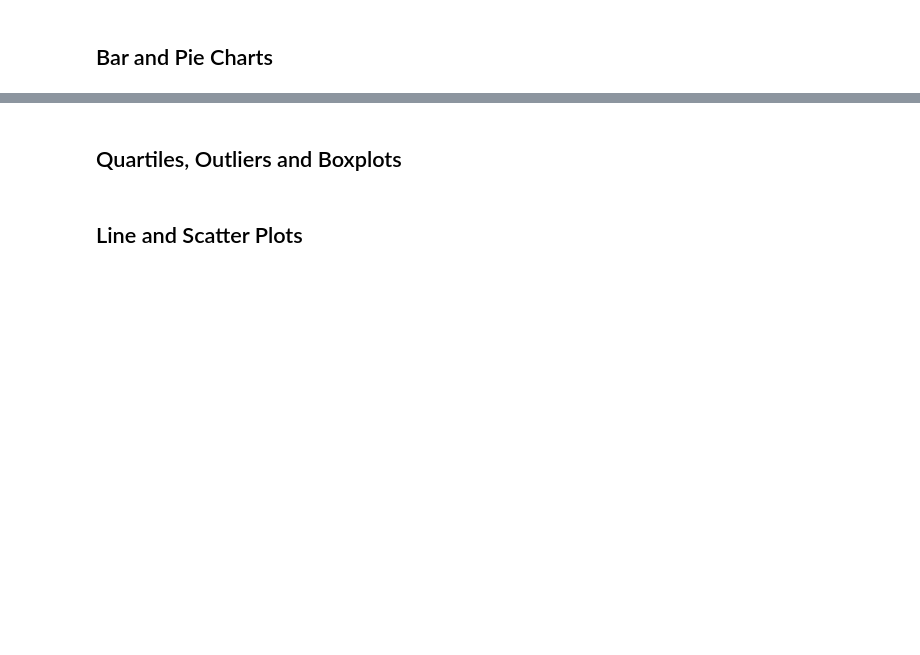
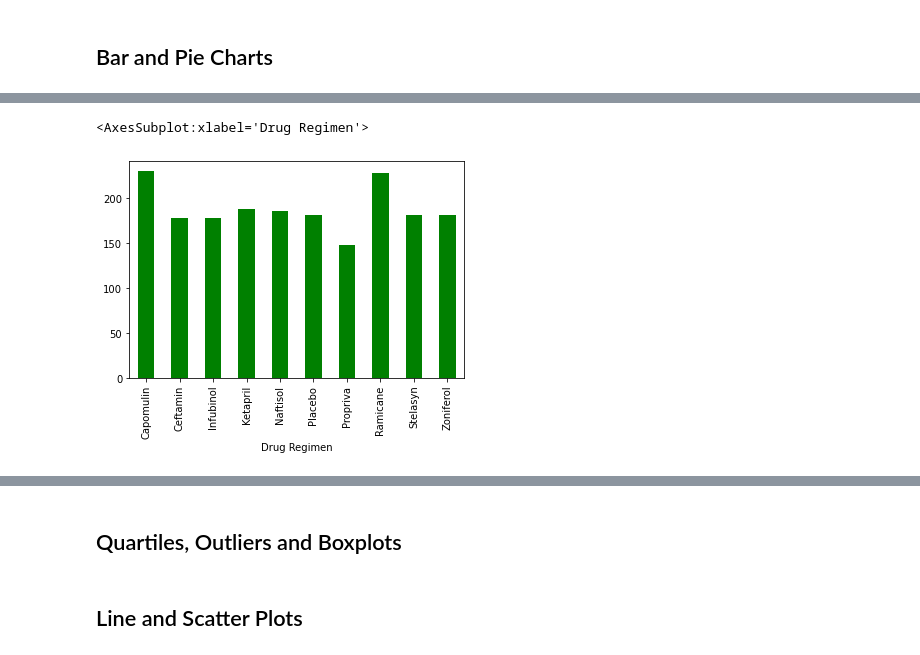
Before and after one commit to davew306/Matplotlib-Pharm, a Jupyter notebook: pymaceuticals_dw.ipynb, the cells around one changed output, grey strips where cells are left out. Saved outputs shown, nothing was run; the diff lists cells and outputs as text; code cells hidden in the pictures; blank space fills up the shorter version.

```diff
--- a/pymaceuticals_dw.ipynb
+++ b/pymaceuticals_dw.ipynb
@@ -61,2 +94,5 @@ previoustimepoint= row[5]
 # %%
 # Create a clean DataFrame by dropping the duplicate mouse by its ID.
+
+cleandata = combined_mice_df[combined_mice_df['Mouse ID'] != 'g989']
+cleandata
@@ -70,3 +123,9 @@ previoustimepoint= row[5]
 # Use groupby and summary statistical methods to calculate the following properties of each drug regimen:
 # mean, median, variance, standard deviation, and SEM of the tumor volume.
 # Assemble the resulting series into a single summary dataframe.
+
+summary = cleandata.groupby('Drug Regimen')
+
+sum_mean = summary['Tumor Volume (mm3)'].mean()
+
+sum_mean
@@ -78,3 +276,9 @@ previoustimepoint= row[5]
 ## Bar and Pie Charts
 # %%
 # Generate a bar plot showing the total number of measurements taken on each drug regimen using pandas.
+# %%
+#summary = cleandata.groupby('Drug Regimen')
+
+sum_count = summary.count()
+
+sum_count
@@ -80,0 +298,3 @@ previoustimepoint= row[5]
+# %%
+summary_count= sum_count.iloc[:,0]
+summary_count
@@ -80,0 +314,5 @@ previoustimepoint= row[5]
+# %%
+summary_count.plot(kind="bar", facecolor="green")
+# %% [output]
+<AxesSubplot:xlabel='Drug Regimen'>
+[figure, added]
```
Also changed, not shown: parts of 30 cells of this notebook.
